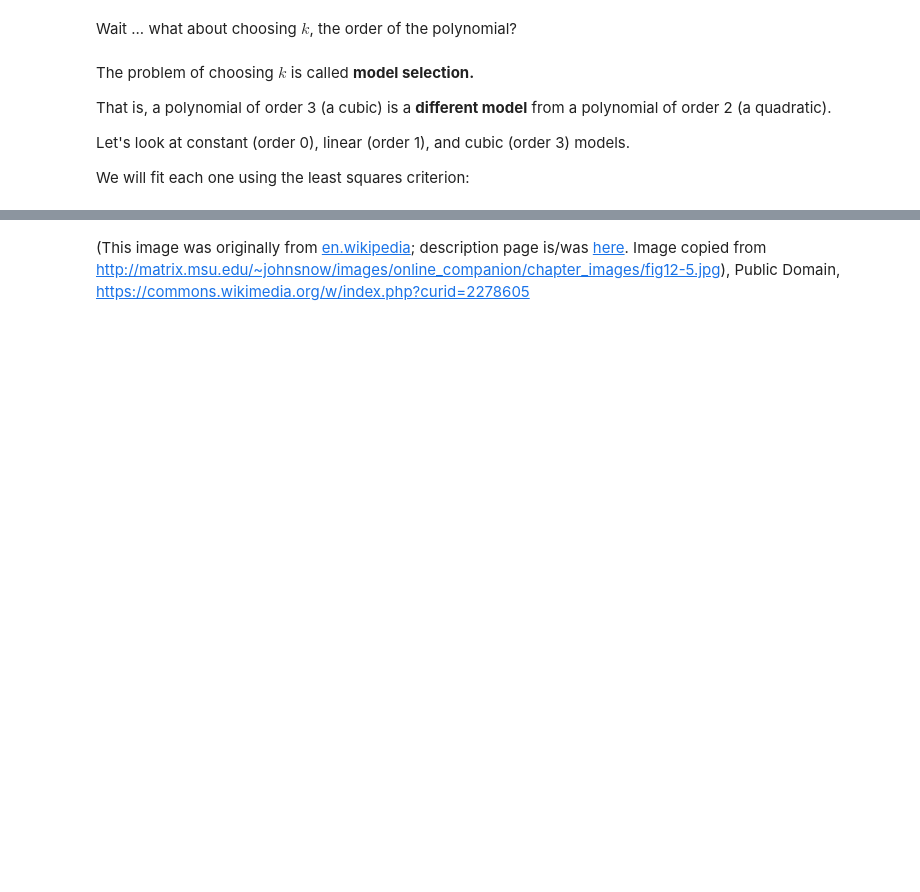
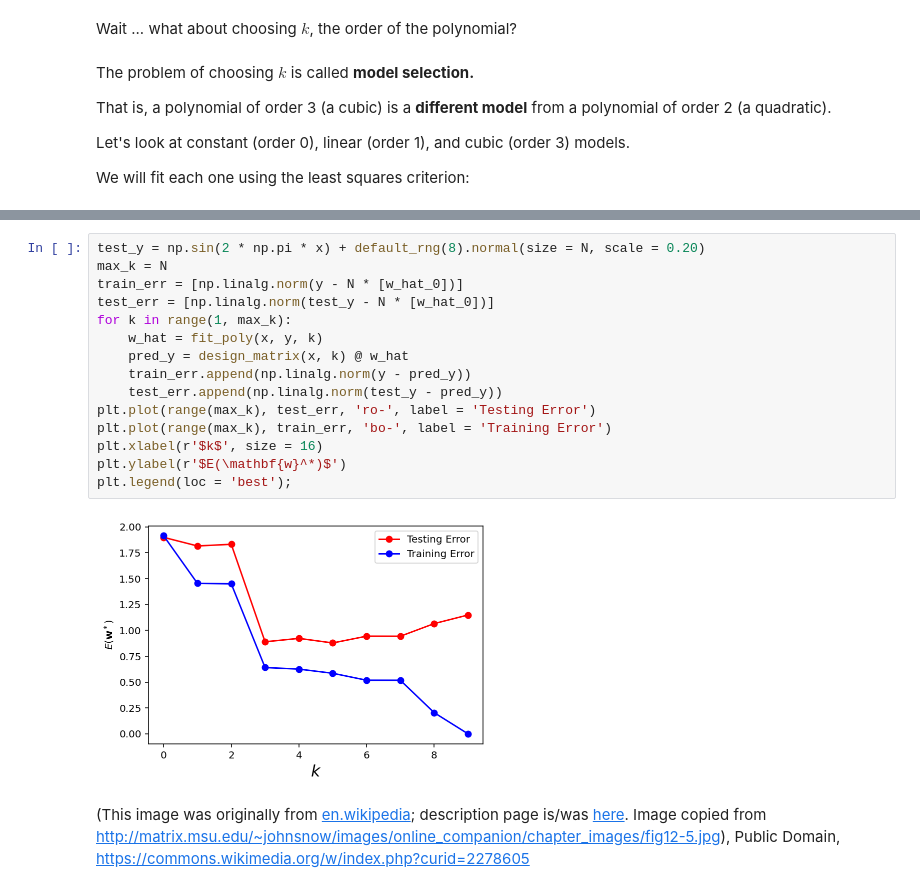
Before and after one commit to mcrovella/CS506-Computational-Tools-for-Data-Science, a Jupyter notebook: 13-Learning-From-Data.ipynb, the cells around one changed output, grey strips where cells are left out. Saved outputs shown, nothing was run; the diff lists cells and outputs as text; blank space fills up the shorter version.

```diff
--- a/13-Learning-From-Data.ipynb
+++ b/13-Learning-From-Data.ipynb
@@ -251,3 +278,20 @@ plt.title(r'$k$ = 9, constant' + '\n' + r'$E(\mathbf{w})$ =' + ' {:0.2f}'.format
+# %%
+test_y = np.sin(2 * np.pi * x) + default_rng(8).normal(size = N, scale = 0.20)
+max_k = N
+train_err = [np.linalg.norm(y - N * [w_hat_0])]
+test_err = [np.linalg.norm(test_y - N * [w_hat_0])]
+for k in range(1, max_k):
+    w_hat = fit_poly(x, y, k)
+    pred_y = design_matrix(x, k) @ w_hat
+    train_err.append(np.linalg.norm(y - pred_y))
+    test_err.append(np.linalg.norm(test_y - pred_y))
+plt.plot(range(max_k), test_err, 'ro-', label = 'Testing Error')
+plt.plot(range(max_k), train_err, 'bo-', label = 'Training Error')
+plt.xlabel(r'$k$', size = 16)
+plt.ylabel(r'$E(\mathbf{w}^*)$')
+plt.legend(loc = 'best');
+# %% [output]
+[figure, added]
 # %% [markdown]
 (This image was originally from <a class="external text" href="http://en.wikipedia.org">en.wikipedia</a>; description page is/was <a class="external text" href="http://en.wikipedia.org/w/index.php?title=Image%3ASnow-cholera-map-1.jpg">here</a>. Image copied from <a rel="nofollow" class="external free" href="http://matrix.msu.edu/~johnsnow/images/online_companion/chapter_images/fig12-5.jpg">http://matrix.msu.edu/~johnsnow/images/online_companion/chapter_images/fig12-5.jpg</a>), Public Domain, <a href="https://commons.wikimedia.org/w/index.php?curid=2278605">https://commons.wikimedia.org/w/index.php?curid=2278605</a>
 # %% [markdown]
```
Also changed, not shown: parts of 10 cells of this notebook.
